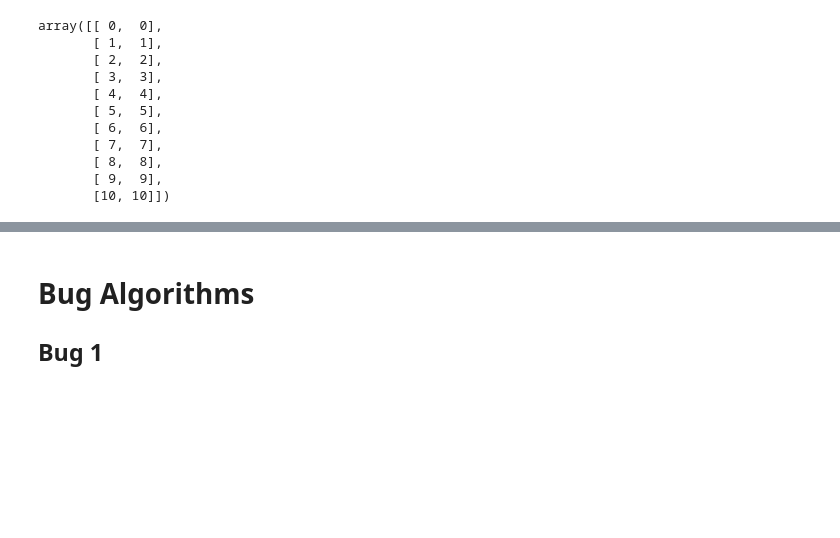
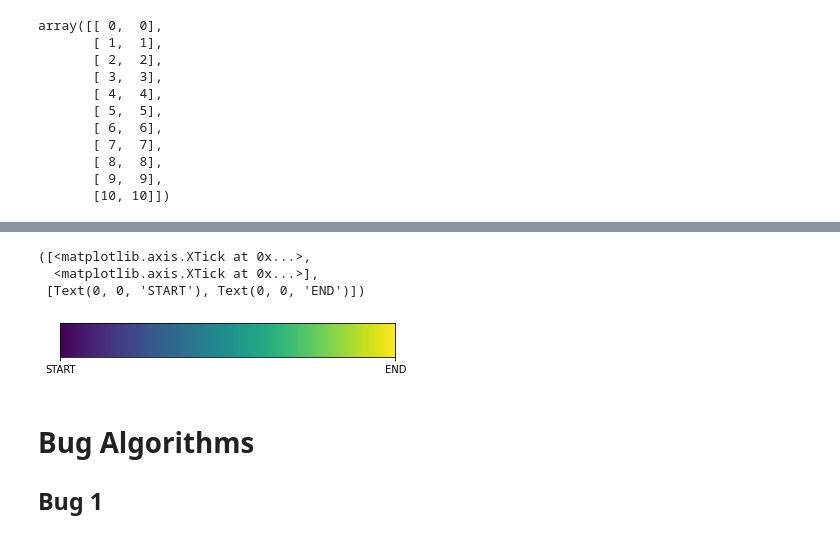
Before and after one commit to WhiffleFish/ASEN5519, a Jupyter notebook: HW1/7a.ipynb, the cells around one changed output, grey strips where cells are left out. Saved outputs shown, nothing was run; the diff lists cells and outputs as text; code cells hidden in the pictures; blank space fills up the shorter version.

```diff
--- a/HW1/7a.ipynb
+++ b/HW1/7a.ipynb
@@ -177,3 +187,14 @@ True
+# %%
+gradient = np.linspace(0,1,256)
+gradient = np.vstack([gradient, gradient])
+plt.imshow(gradient.reshape(2,-1), cmap='viridis', aspect=1/10, extent=[0,1,0,1])
+plt.yticks([])
+plt.xticks([0,1],['START', 'END'])
+# %% [output]
+([<matplotlib.axis.XTick at 0x...>,
+  <matplotlib.axis.XTick at 0x...>],
+ [Text(0, 0, 'START'), Text(0, 0, 'END')])
+[figure, added]
 # %% [markdown]
 # Bug Algorithms
 
```
Also changed, not shown: parts of 8 cells of this notebook, 2 other files.
